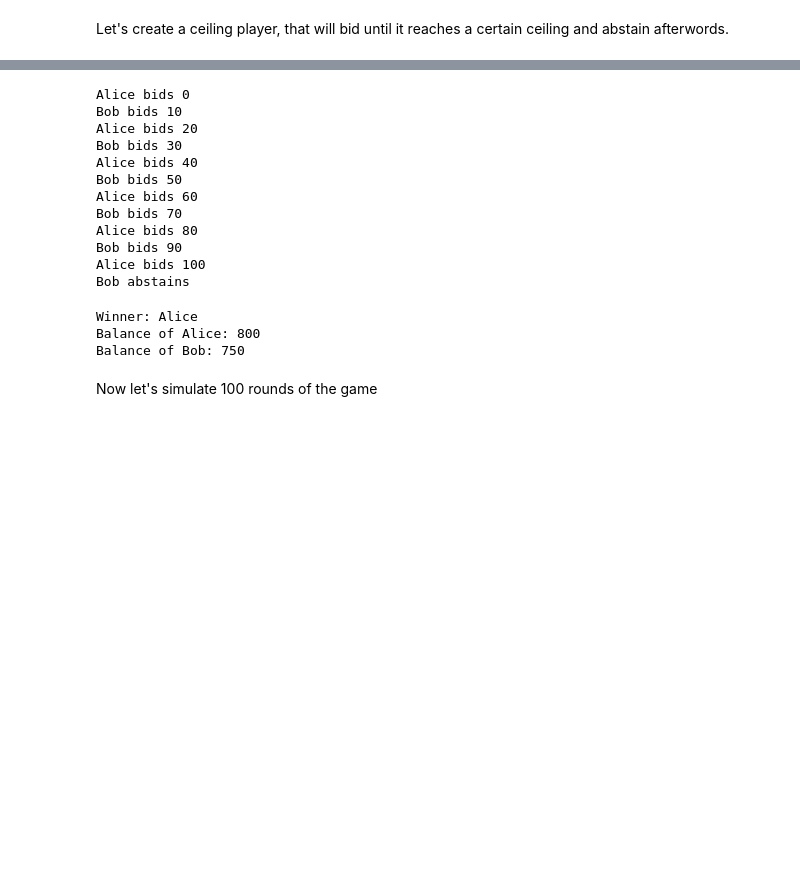
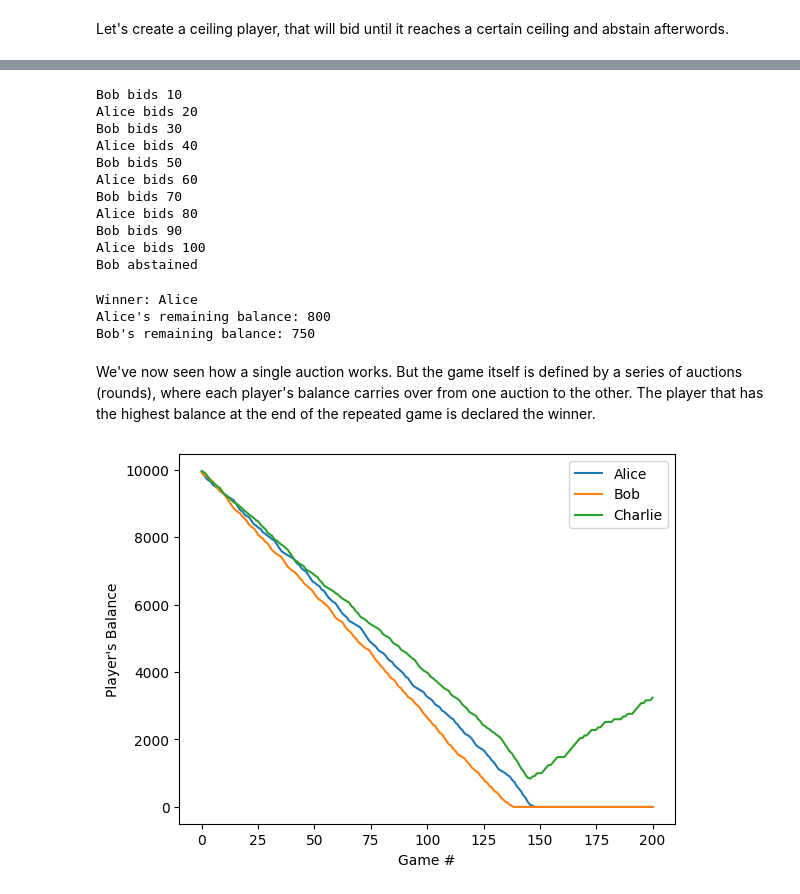
Before and after one commit to chrispcode/100-vote-auction, a Jupyter notebook: 100VoteAuction.ipynb, the cells around one changed output, grey strips where cells are left out. Saved outputs shown, nothing was run; the diff lists cells and outputs as text; code cells hidden in the pictures; blank space fills up the shorter version.

```diff
--- a/100VoteAuction.ipynb
+++ b/100VoteAuction.ipynb
@@ -98,19 +102,18 @@ p2 = CeilingPlayer("Bob", balance=1000, ceiling=100, increment=10)
 
 players = [p1, p2]
 
-game = Game(players=players)
-game.run()
+auction = Auction(players=players)
+auction.run()
 # %%
-p1_actions = filter(lambda action: action[0] == p1, game.history)
-p2_actions = filter(lambda action: action[0] == p2, game.history)
+p1_actions = filter(lambda action: action[0] == p1, auction.history)
+p2_actions = filter(lambda action: action[0] == p2, auction.history)
 
-for player, bid in game.history:
+for player, bid in auction.history:
   if bid is None:
-    print(f"{player} abstains")
+    print(f"{player} abstained")
   else:
     print(f"{player} bids {bid}")
 # %% [output]
-Alice bids 0
 Bob bids 10
 Alice bids 20
 Bob bids 30
@@ -121,18 +124,51 @@ Bob bids 70
 Alice bids 80
 Bob bids 90
 Alice bids 100
-Bob abstains
+Bob abstained
 # %%
-print(f"Winner: {game.winner}")
+print(f"Winner: {auction.winner}")
 
 for player in players:
-  print(f"Balance of {player}: {player.balance}")
+  print(f"{player}'s remaining balance: {player.balance}")
 # %% [output]
 Winner: Alice
-Balance of Alice: 800
-Balance of Bob: 750
+Alice's remaining balance: 800
+Bob's remaining balance: 750
-# %% [markdown]
-Now let's simulate 100 rounds of the game
+# %% [markdown]
+We've now seen how a single auction works. But the game itself is defined by a series of auctions (rounds), where each player's balance carries over from one auction to the other. The player that has the highest balance at the end of the repeated game is declared the winner.
 # %%
 import numpy as np
 import matplotlib.pyplot as plt
+# %%
+class RepeatedAuction:
+  def __init__(self, players, rounds):
+    self.players = players
+    self.rounds = rounds
+    self.data = np.zeros((len(players), rounds))
+
+  def run(self):
+    for round_index in range(self.rounds):
+      auction = Auction(self.players)
+      auction.run()
+      for player_index, player in enumerate(self.players):
+        self.data[player_index][round_index] = player.balance
+
+  def plot(self):
+    for player_index, player in enumerate(self.players):
+      plt.plot(np.linspace(0, self.rounds, self.rounds), self.data[player_index], label=str(player))
+    plt.xlabel('Game #')
+    plt.ylabel('Player\'s Balance')
+    plt.legend()
+    plt.show()
+# %%
+players = [
+  CeilingPlayer("Alice",   balance=10000, ceiling=100, increment=20),
+  CeilingPlayer("Bob",     balance=10000, ceiling=100, increment=20),
+  CeilingPlayer("Charlie", balance=10000, ceiling=100, increment=20),
+]
+
+repeated_auction = RepeatedAuction(players, rounds=200)
+repeated_auction.run()
+repeated_auction.plot()
+# %% [output]
+[figure, added]
```
Also changed, not shown: parts of 16 cells of this notebook.
